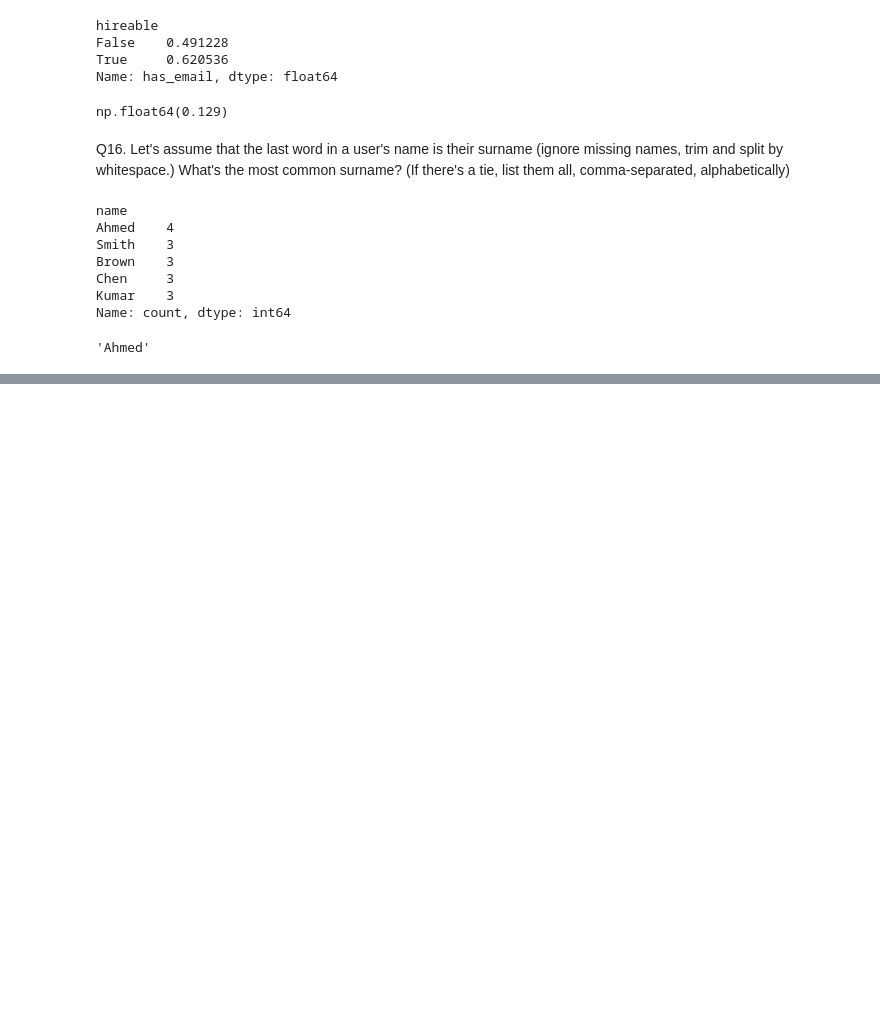
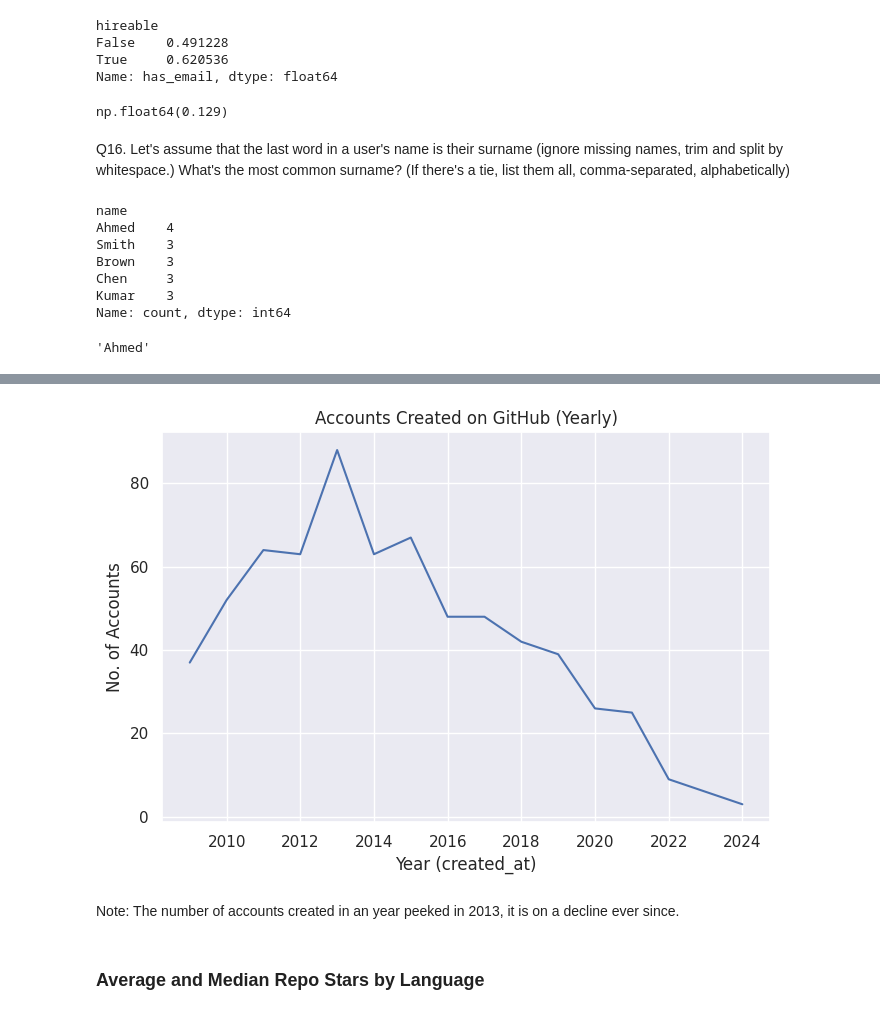
Before and after one commit to 22f3001905/tds-project-1-github-users-repos, a Jupyter notebook: notebook.ipynb, the cells around one changed output, grey strips where cells are left out. Saved outputs shown, nothing was run; the diff lists cells and outputs as text; code cells hidden in the pictures; blank space fills up the shorter version.

```diff
--- a/notebook.ipynb
+++ b/notebook.ipynb
@@ -765,0 +1316,8 @@ users_df['name'].str.strip().str.split().str[-1].value_counts().index[0]
+# %%
+users_df = pd.read_csv('users.csv')
+repos_df = pd.read_csv('repositories.csv')
+# %%
+users_df['created_at'] = pd.to_datetime(users_df['created_at'])
+repos_df['created_at'] = pd.to_datetime(repos_df['created_at'])
+# %%
+users_df['leader_strength'] = users_df['followers'] / (1 + users_df['following'])
@@ -765,0 +1326,3 @@ users_df['name'].str.strip().str.split().str[-1].value_counts().index[0]
+# %%
+yearly_created_users = users_df.groupby(pd.Grouper(key='created_at', freq='YE'))['login'].nunique()
+yearly_created_users.head()
@@ -765,0 +1337,13 @@ users_df['name'].str.strip().str.split().str[-1].value_counts().index[0]
+# %%
+sns.lineplot(data=yearly_created_users)
+plt.title('Accounts Created on GitHub (Yearly)')
+plt.xlabel('Year (created_at)')
+plt.ylabel('No. of Accounts')
+plt.tight_layout()
+plt.show()
+# %% [output]
+[figure, added]
+# %% [markdown]
+Note: The number of accounts created in an year peeked in 2013, it is on a decline ever since.
+# %% [markdown]
+### Average and Median Repo Stars by Language
```
Also changed, not shown: parts of 41 cells of this notebook, 2 other files.
